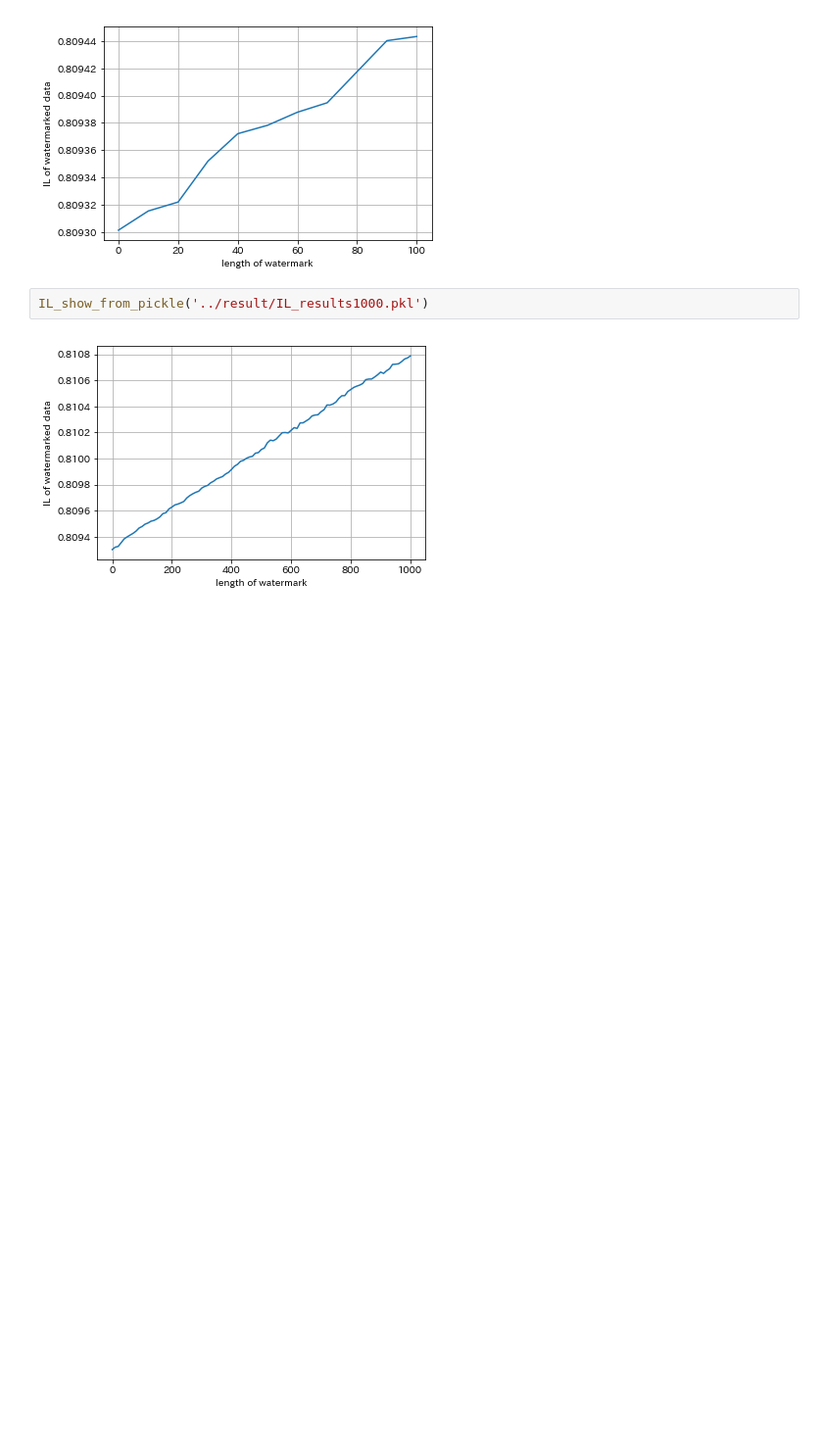
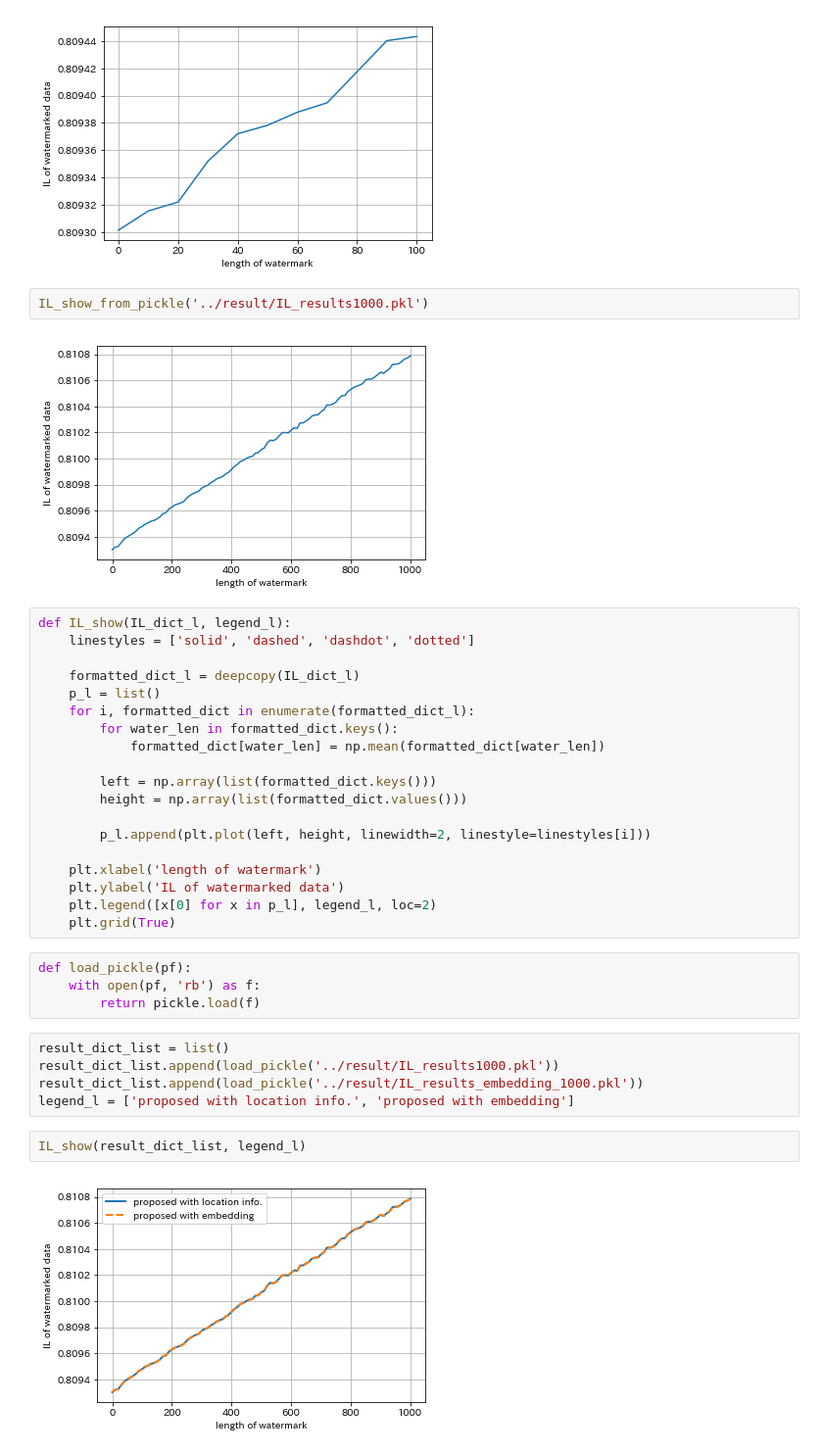
Before and after one commit to yuta1331/watermark, a Jupyter notebook: jupyter/IL_evaluation.ipynb, the cells around one changed output. Shown at 98% size. Cells and saved outputs as stored; diff of their text form; blank space fills up the shorter version.

```diff
--- a/jupyter/IL_evaluation.ipynb
+++ b/jupyter/IL_evaluation.ipynb
@@ -32,3 +32,35 @@ IL_show_from_pickle('../result/IL_results100.pkl')
 IL_show_from_pickle('../result/IL_results1000.pkl')
 # %% [output]
 [figure]
+# %%
+def IL_show(IL_dict_l, legend_l):
+    linestyles = ['solid', 'dashed', 'dashdot', 'dotted']
+
+    formatted_dict_l = deepcopy(IL_dict_l)
+    p_l = list()
+    for i, formatted_dict in enumerate(formatted_dict_l):
+        for water_len in formatted_dict.keys():
+            formatted_dict[water_len] = np.mean(formatted_dict[water_len])
+
+        left = np.array(list(formatted_dict.keys()))
+        height = np.array(list(formatted_dict.values()))
+
+        p_l.append(plt.plot(left, height, linewidth=2, linestyle=linestyles[i]))
+
+    plt.xlabel('length of watermark')
+    plt.ylabel('IL of watermarked data')
+    plt.legend([x[0] for x in p_l], legend_l, loc=2)
+    plt.grid(True)
+# %%
+def load_pickle(pf):
+    with open(pf, 'rb') as f:
+        return pickle.load(f)
+# %%
+result_dict_list = list()
+result_dict_list.append(load_pickle('../result/IL_results1000.pkl'))
+result_dict_list.append(load_pickle('../result/IL_results_embedding_1000.pkl'))
+legend_l = ['proposed with location info.', 'proposed with embedding']
+# %%
+IL_show(result_dict_list, legend_l)
+# %% [output]
+[figure, added]
```
Also changed, not shown: 2 other files.
